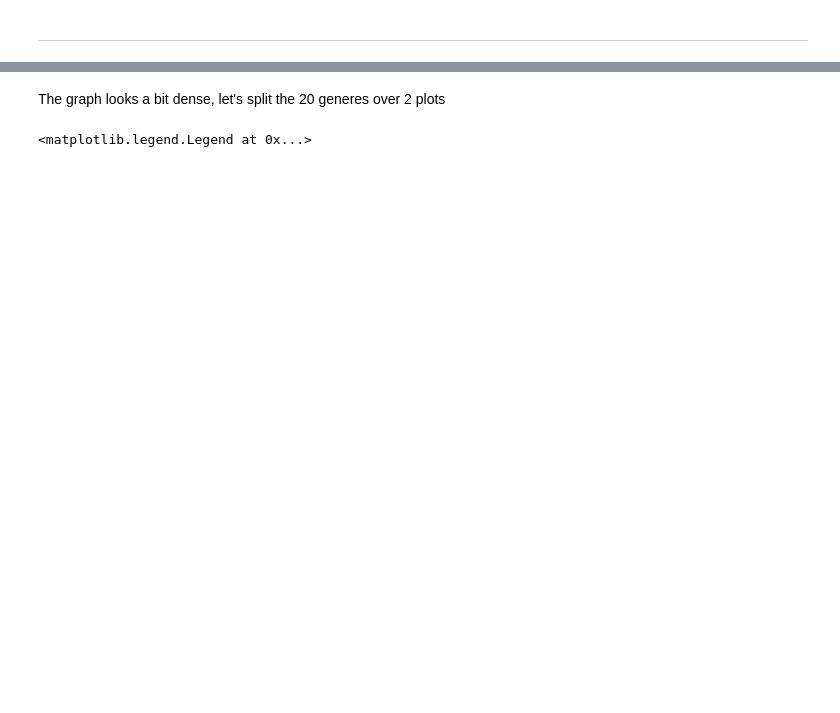
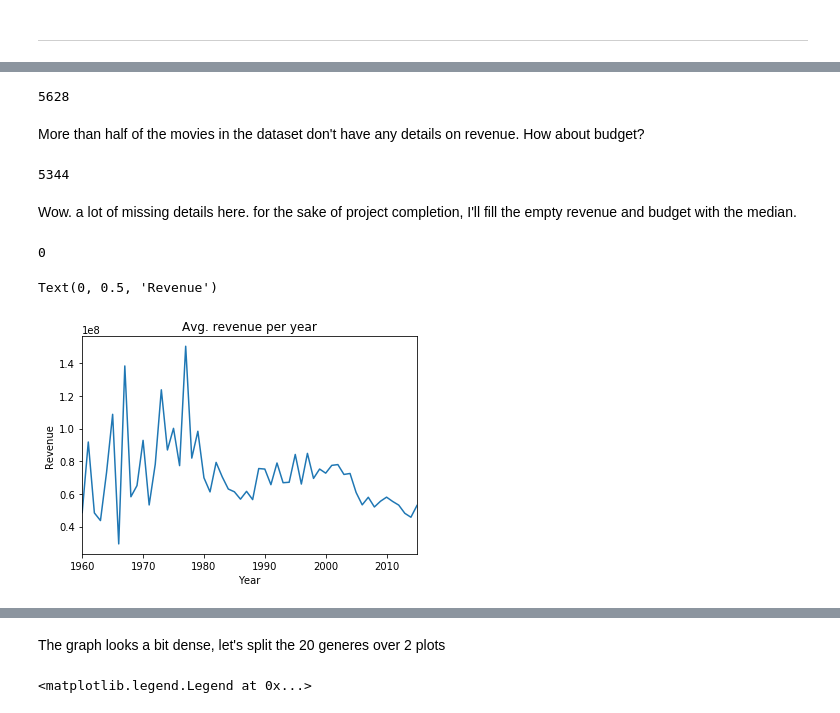
Before and after one commit to cenrak/udacity-dand, a Jupyter notebook: project2/project2.ipynb, the cells around one changed output, grey strips where cells are left out. Saved outputs shown, nothing was run; the diff lists cells and outputs as text; code cells hidden in the pictures; blank space fills up the shorter version.

Commit message:
project2

```diff
--- a/project2/project2.ipynb
+++ b/project2/project2.ipynb
@@ -325,0 +332,12 @@ df_clean.groupby('release_year')['revenue'].mean().plot()
+# %%
+df_clean[df_clean.revenue_adj == 0.0].revenue_adj.count()
+# %% [output]
+5628
+# %% [markdown]
+More than half of the movies in the dataset don't have any details on revenue. How about budget?
+# %%
+df_clean[df_clean.budget_adj == 0.0].budget_adj.count()
+# %% [output]
+5344
+# %% [markdown]
+Wow. a lot of missing details here. for the sake of project completion, I'll fill the empty revenue and budget with the median.
@@ -325,0 +348,12 @@ df_clean.groupby('release_year')['revenue'].mean().plot()
+# %%
+df_clean[df_clean.budget_adj == 0.0].budget_adj.count()
+# %% [output]
+0
+# %%
+df_clean.groupby('release_year')['revenue_adj'].mean().plot();
+plt.title('Avg. revenue per year')
+plt.xlabel('Year')
+plt.ylabel('Revenue')
+# %% [output]
+Text(0, 0.5, 'Revenue')
+[figure, added]
```
Also changed, not shown: parts of 44 cells of this notebook.
